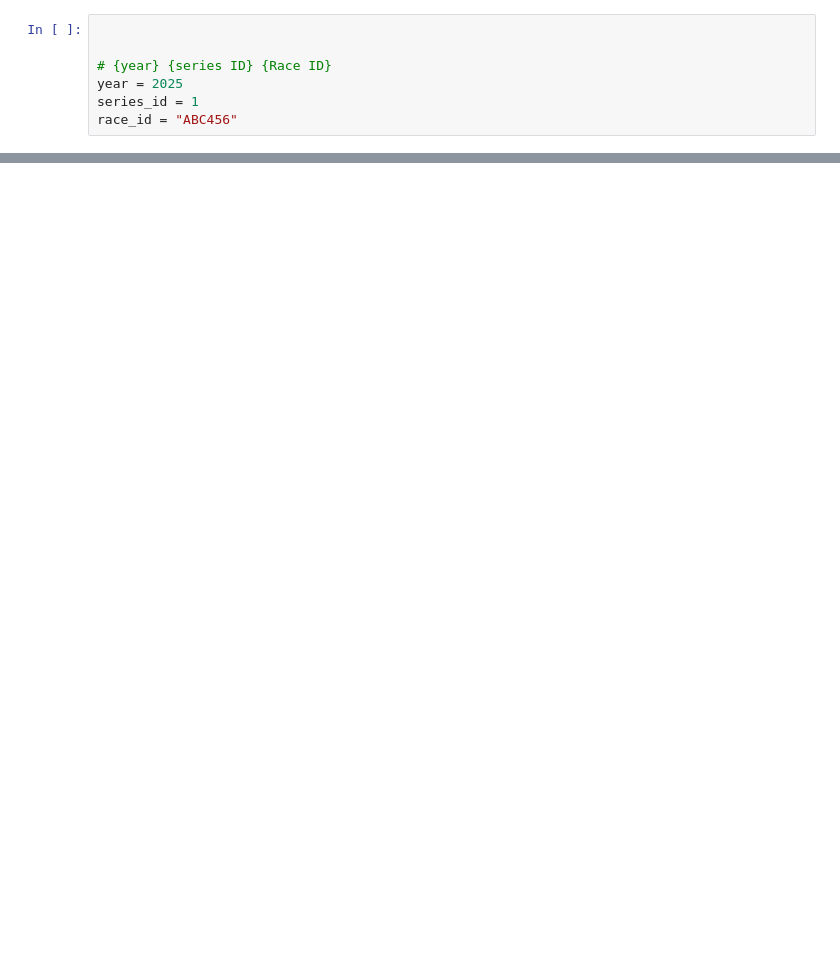
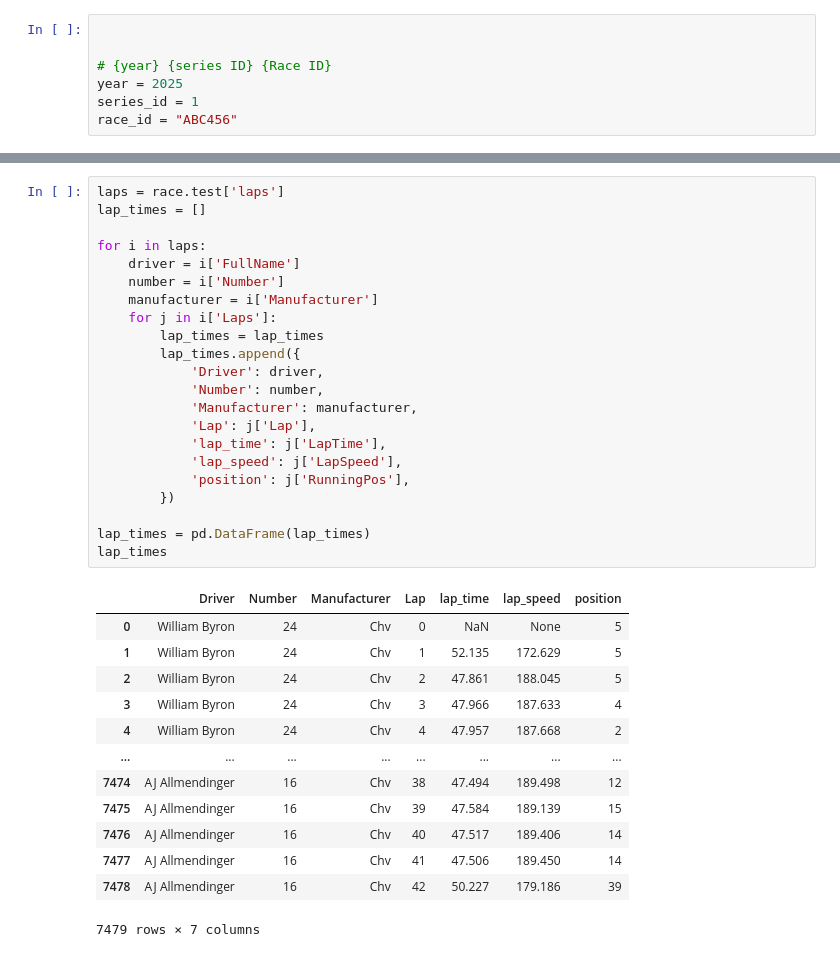
Before and after one commit to ab5525/pynascar, a Jupyter notebook: test.ipynb, the cells around one changed output, grey strips where cells are left out. Cells and saved outputs as stored; diff of their text form; blank space fills up the shorter version.

```diff
--- a/test.ipynb
+++ b/test.ipynb
@@ -77,0 +101,36 @@ races.get_completed_races()
+# %%
+laps = race.test['laps']
+lap_times = []
+
+for i in laps:
+    driver = i['FullName']
+    number = i['Number']
+    manufacturer = i['Manufacturer']
+    for j in i['Laps']:
+        lap_times = lap_times
+        lap_times.append({
+            'Driver': driver,
+            'Number': number,
+            'Manufacturer': manufacturer,
+            'Lap': j['Lap'],
+            'lap_time': j['LapTime'],
+            'lap_speed': j['LapSpeed'],
+            'position': j['RunningPos'],
+        })
+
+lap_times = pd.DataFrame(lap_times)
+lap_times
+# %% [output]
+|  | Driver | Number | Manufacturer | Lap | lap_time | lap_speed | position |
+| 0 | William Byron | 24 | Chv | 0 | NaN | None | 5 |
+| 1 | William Byron | 24 | Chv | 1 | 52.135 | 172.629 | 5 |
+| 2 | William Byron | 24 | Chv | 2 | 47.861 | 188.045 | 5 |
+| 3 | William Byron | 24 | Chv | 3 | 47.966 | 187.633 | 4 |
+| 4 | William Byron | 24 | Chv | 4 | 47.957 | 187.668 | 2 |
+| ... | ... | ... | ... | ... | ... | ... | ... |
+| 7474 | AJ Allmendinger | 16 | Chv | 38 | 47.494 | 189.498 | 12 |
+| 7475 | AJ Allmendinger | 16 | Chv | 39 | 47.584 | 189.139 | 15 |
+| 7476 | AJ Allmendinger | 16 | Chv | 40 | 47.517 | 189.406 | 14 |
+| 7477 | AJ Allmendinger | 16 | Chv | 41 | 47.506 | 189.450 | 14 |
+| 7478 | AJ Allmendinger | 16 | Chv | 42 | 50.227 | 179.186 | 39 |
+7479 rows × 7 columns
```
Also changed, not shown: parts of 4 cells of this notebook, 2 other files.
